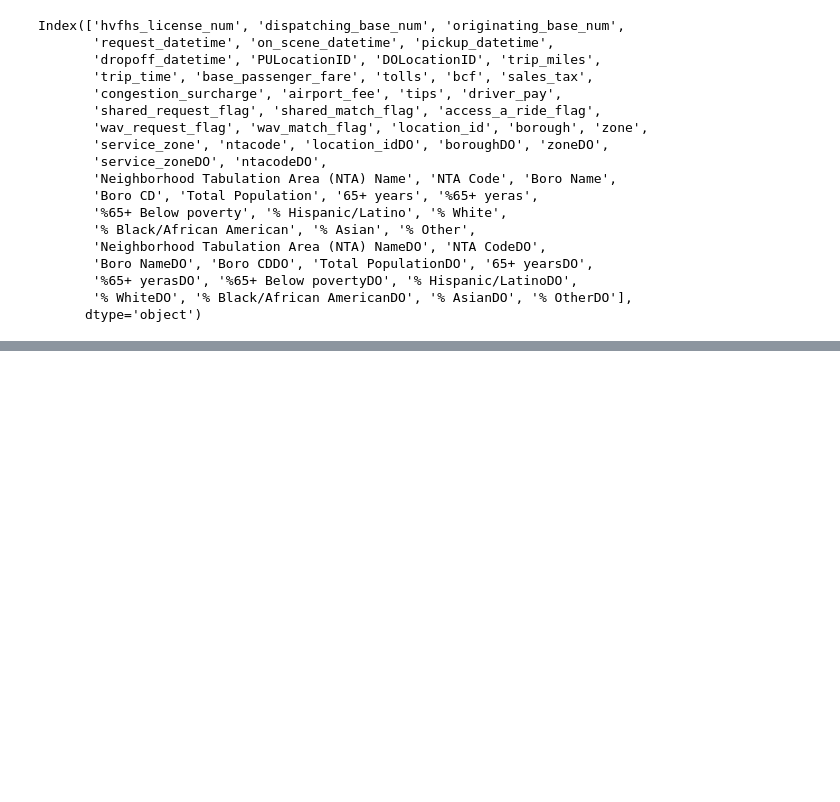
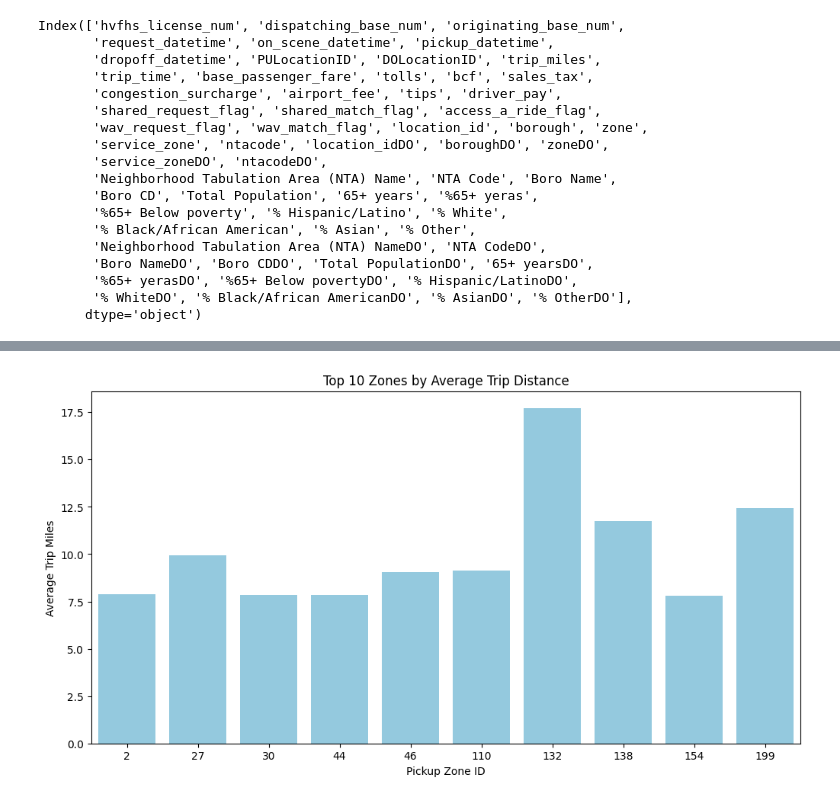
Before and after one commit to gracejiang0929/Bias-Detection-and-Mitigation-in-Ride-Hailing, a Jupyter notebook: tlc_tester.ipynb, the cells around one changed output, grey strips where cells are left out. Saved outputs shown, nothing was run; the diff lists cells and outputs as text; code cells hidden in the pictures; blank space fills up the shorter version.

```diff
--- a/tlc_tester.ipynb
+++ b/tlc_tester.ipynb
@@ -337,0 +359,12 @@ mrgd = mrgd.rename(columns={'hvfhs_license_num': 'Ride-Hailing Service Number',\
+# %%
+avg_trip_distance = tlc.groupby('PULocationID')['trip_miles'].mean().sort_values(ascending=False).head(10)
+
+
+plt.figure(figsize=(12, 6))
+sns.barplot(x=avg_trip_distance.index, y=avg_trip_distance.values, color='skyblue')
+plt.title('Top 10 Zones by Average Trip Distance')
+plt.xlabel('Pickup Zone ID')
+plt.ylabel('Average Trip Miles')
+plt.show()
+# %% [output]
+[figure, added]
```
Also changed, not shown: parts of 13 cells of this notebook.
